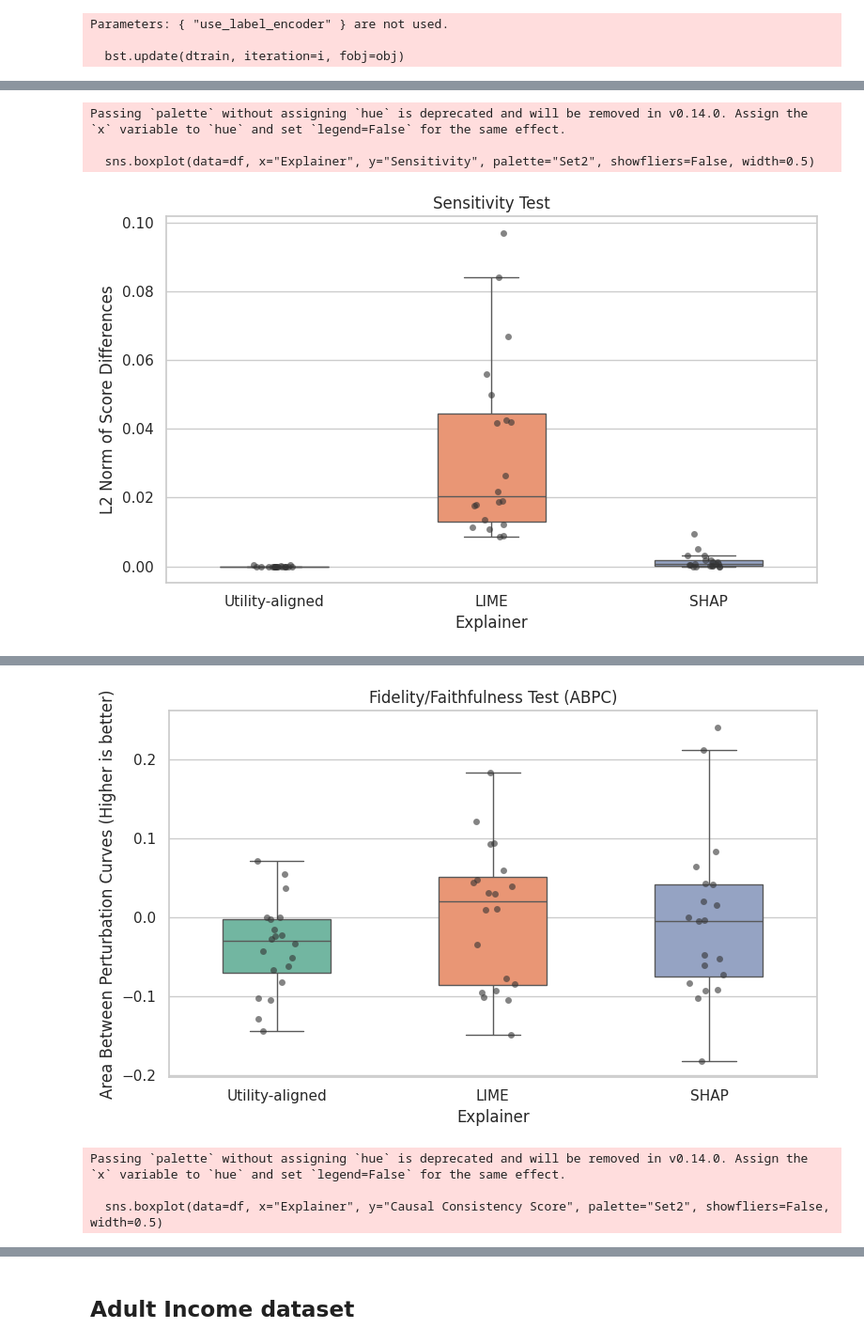
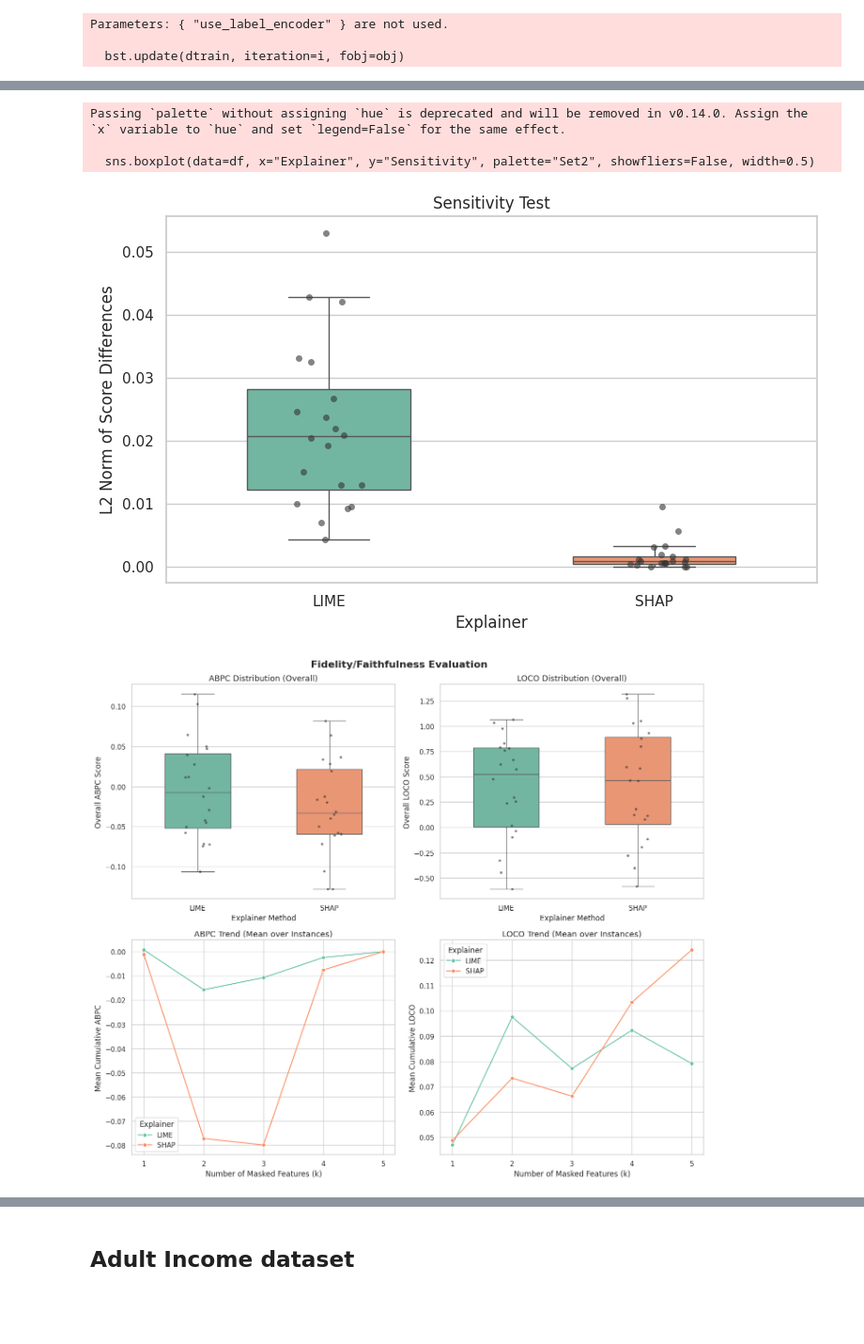
Before and after one commit to alexisvuvietnam/UtilityAlignedExplainer, a Jupyter notebook: reduced_empirical_work_tabular.ipynb, the cells around one changed output, grey strips where cells are left out. Shown at 94% size. Cells and saved outputs as stored; diff of their text form; code cells hidden in the pictures; blank space fills up the shorter version.

```diff
--- a/reduced_empirical_work_tabular.ipynb
+++ b/reduced_empirical_work_tabular.ipynb
@@ -495,10 +307,30 @@ patient_tester = ExplainerTester(
+# %%
+heart_lime_explainer = lime.lime_tabular.LimeTabularExplainer(
+    training_data=X_train_heart.values,
+    feature_names=heart_features,
+    class_names=heart_class_names,
+#    categorical_features=heart_categorical_indices,
+#    discretize_continuous=False,
+    mode='classification'
+)
+
+heart_shap_explainer = shap.Explainer(heart_model)
+
+heart_tester = ReducedExplainerTester(
+    model=heart_model,
+    features=heart_features,
+    X_train=X_train_heart,
+    y_train=y_train_heart,
+    X_test=X_test_heart,
+    lime_explainer=heart_lime_explainer,
+    shap_explainer=heart_shap_explainer,
+    n_samples=20
+)
 # %%
-patient_tester.consistency_test(display=True)
-patient_tester.robustness_test(display=True)
-patient_tester.sensitivity_test(display=True)
-patient_tester.fidelity_test(display=True)
-patient_tester.causality_test(display=True)
-patient_tester.utility_test(display=True)
+heart_tester.consistency_test(display=True)
+heart_tester.robustness_test(display=True)
+heart_tester.sensitivity_test(display=True)
+heart_tester.fidelity_test(display=True)
 # %% [output]
 Passing `palette` without assigning `hue` is deprecated and will be removed in v0.14.0. Assign the `x` variable to `hue` and set `legend=False` for the same effect.
 
@@ -519,4 +351,5 @@ Passing `palette` without assigning `hue` is deprecated and will be removed in v
 Passing `palette` without assigning `hue` is deprecated and will be removed in v0.14.0. Assign the `x` variable to `hue` and set `legend=False` for the same effect.
 
   sns.boxplot(data=df, x="Explainer", y="Sensitivity", palette="Set2", showfliers=False, width=0.5)
-[figure, old version]
+[figure, new version]
+[figure, new version]
@@ -526,4 +372,0 @@ Passing `palette` without assigning `hue` is deprecated and will be removed in v
-[figure, old version]
-Passing `palette` without assigning `hue` is deprecated and will be removed in v0.14.0. Assign the `x` variable to `hue` and set `legend=False` for the same effect.
-
-  sns.boxplot(data=df, x="Explainer", y="Causal Consistency Score", palette="Set2", showfliers=False, width=0.5)
```
Also changed, not shown: parts of 21 cells of this notebook, 4 other files.
